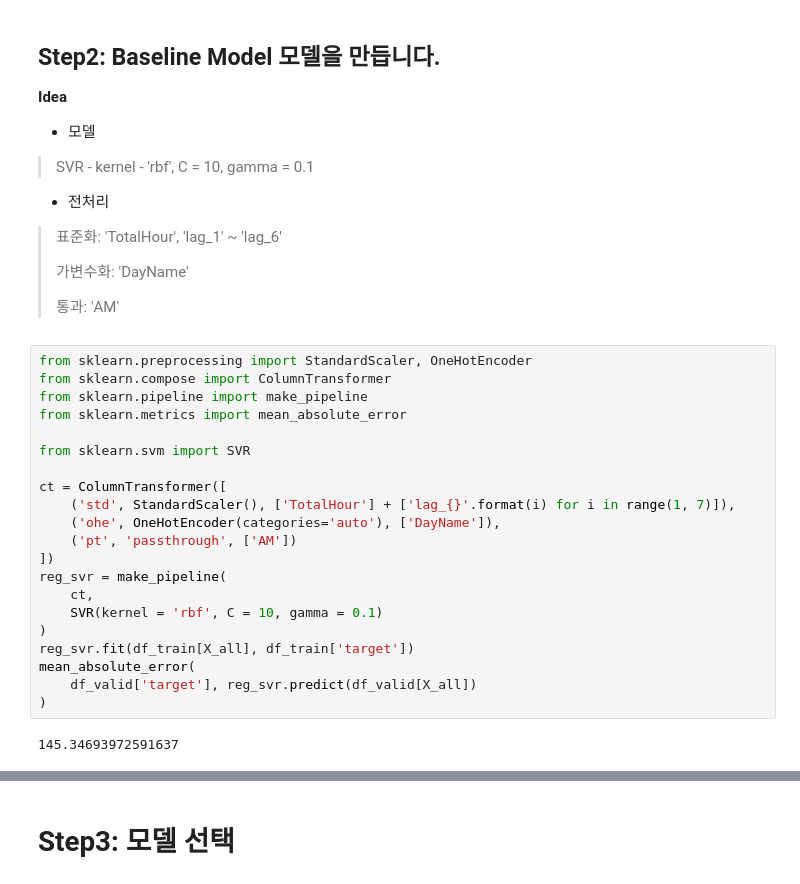
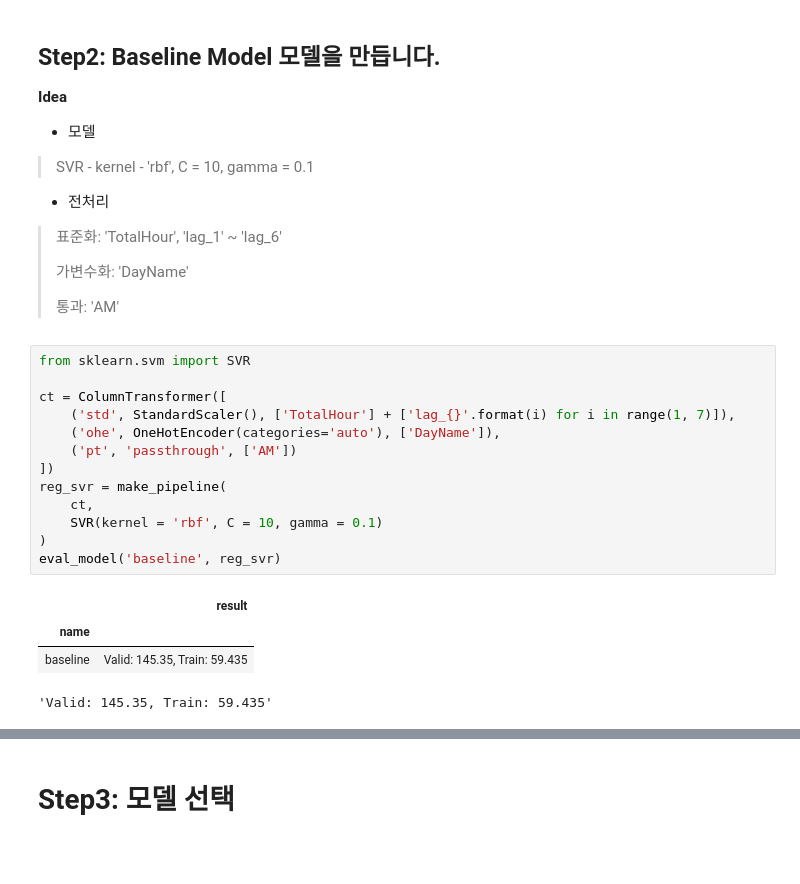
Before and after one commit to sunkusun9/DS_lv3_2510, a Jupyter notebook: sec_ds_lv3_prob3_kaggle.ipynb, the cells around one changed output, grey strips where cells are left out. Drawn from its saved outputs; the diff is of its cells as text; blank space fills up the shorter version.

```diff
--- a/sec_ds_lv3_prob3_kaggle.ipynb
+++ b/sec_ds_lv3_prob3_kaggle.ipynb
@@ -231,25 +264,20 @@ def select_model(reg):
 >
 >통과: 'AM'
 # %%
-from sklearn.preprocessing import StandardScaler, OneHotEncoder
-from sklearn.compose import ColumnTransformer
-from sklearn.pipeline import make_pipeline
-from sklearn.metrics import mean_absolute_error
-
 from sklearn.svm import SVR
 
 ct = ColumnTransformer([
     ('std', StandardScaler(), ['TotalHour'] + ['lag_{}'.format(i) for i in range(1, 7)]),
     ('ohe', OneHotEncoder(categories='auto'), ['DayName']),
     ('pt', 'passthrough', ['AM'])
 ])
 reg_svr = make_pipeline(
     ct,
     SVR(kernel = 'rbf', C = 10, gamma = 0.1)
 )
-reg_svr.fit(df_train[X_all], df_train['target'])
-mean_absolute_error(
-    df_valid['target'], reg_svr.predict(df_valid[X_all])
-)
+eval_model('baseline', reg_svr)
 # %% [output]
+|  | result |
+| name |  |
+| baseline | Valid: 145.35, Train: 59.435 |
-145.34693972591637
+'Valid: 145.35, Train: 59.435'
```
Also changed, not shown: parts of 4 cells of this notebook.
